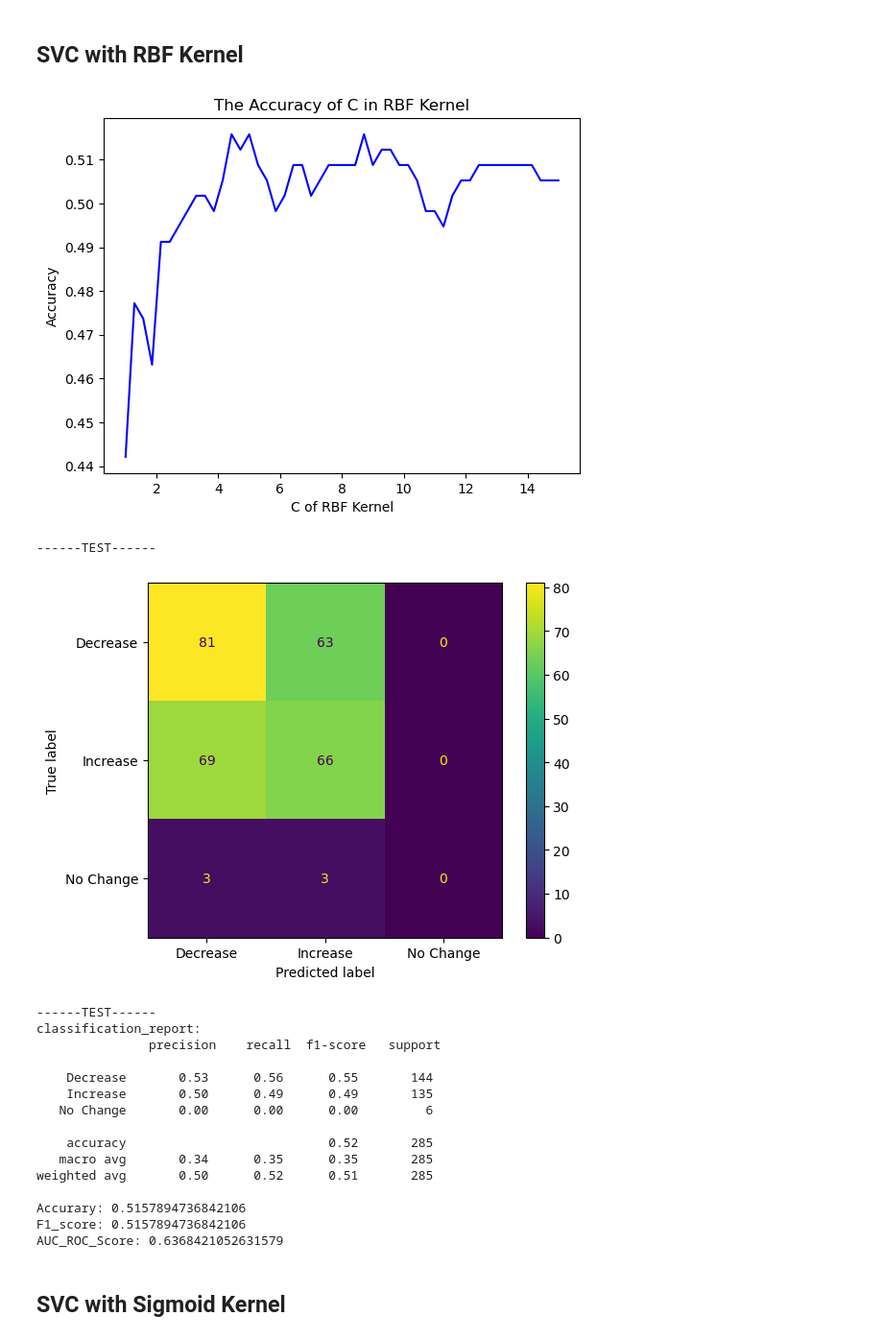
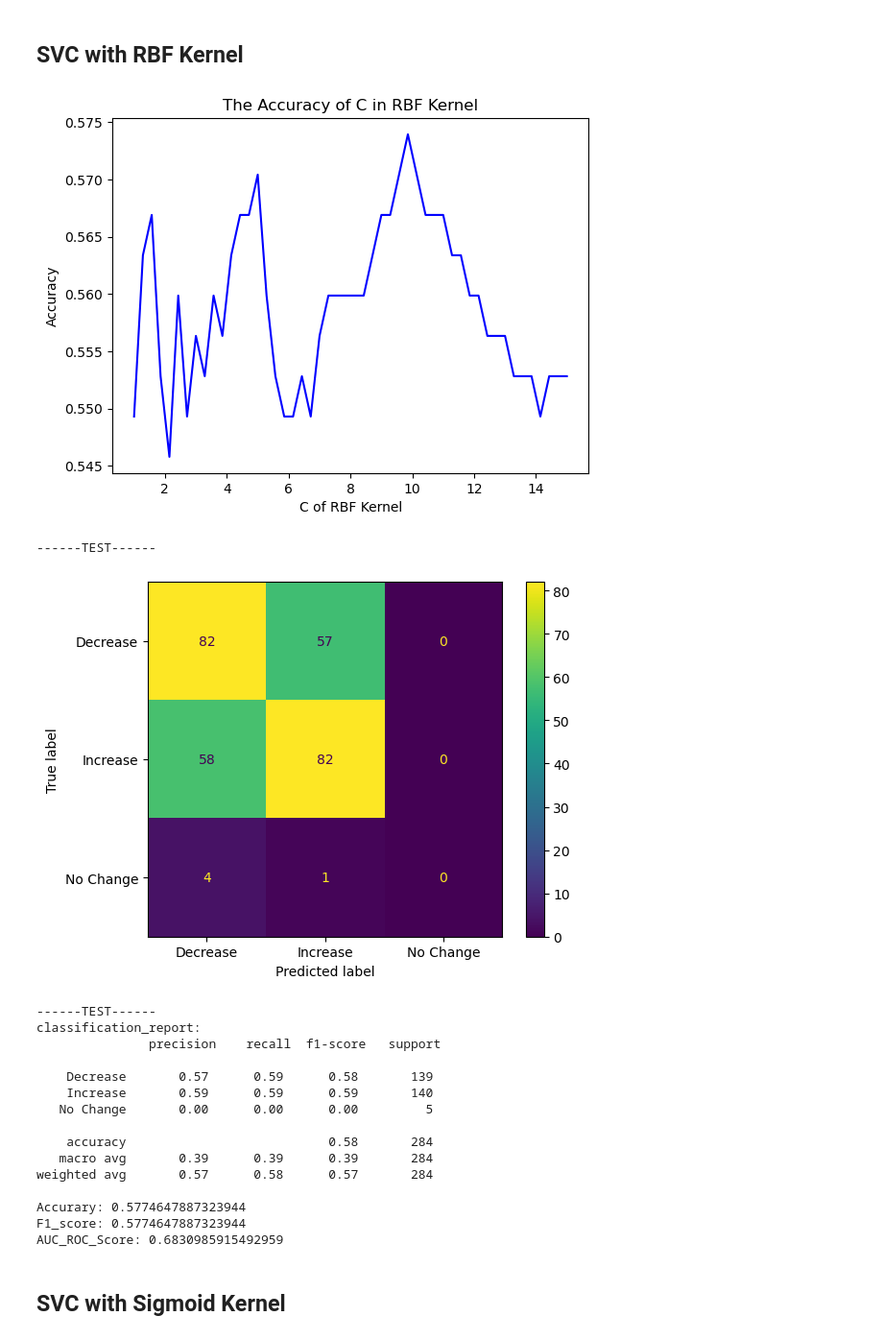
Before and after one commit to xiaodanlu/ANLY-580-Final-Project, a Jupyter notebook: Code/SVM.ipynb, the cells around one changed output. Shown at 96% size. Cells and saved outputs as stored; diff of their text form; code cells hidden in the pictures.

```diff
--- a/Code/SVM.ipynb
+++ b/Code/SVM.ipynb
@@ -10,6 +10,6 @@ from sklearn.svm import LinearSVC
 from sklearn.metrics import accuracy_score, f1_score, roc_auc_score,confusion_matrix,ConfusionMatrixDisplay,recall_score,precision_score,classification_report
 from sklearn import metrics
 import random
-df = pd.read_csv("/Users/xiaodanlu/ANLY-580-Final-Project/Data/Combined.csv")
+df = pd.read_csv("/Users/xiaodanlu/ANLY-580-Final-Project/Data/Combined_Delayed_2Days.csv")
 df.head()
 # %% [output]
@@ -22,7 +22,7 @@ df.head()
 # %%
 random.seed(10)
 x=df["Tweets_clean_more"]
-y=df["Label"]
+y=df["Label_delayed_2Days"]
 # PARTITION THE DATASET INTO TRAINING AND TEST SETS
 from sklearn.model_selection import train_test_split
 x_train, x_test, y_train, y_test = train_test_split(x,y, test_size=0.2, random_state=0)
@@ -70,7 +70,7 @@ def roc(y_test, y_pred, average="micro"):
     y_pred = lb.transform(y_pred)
     return roc_auc_score(y_test, y_pred, average='micro')
 # %%
-model = LinearSVC(C=0.85)
+model = LinearSVC(C=0.65)
 model = model.fit(x_train,y_train)
 yp_train = model.predict(x_train)
 yp_test = model.predict(x_test)
@@ -126,5 +126,5 @@ plt.show()
 # %%
-model = SVC(C=50,kernel='poly')
+model = SVC(C=43,kernel='poly')
 model = model.fit(x_train,y_train)
 yp_train = model.predict(x_train)
 yp_test = model.predict(x_test)
@@ -176,41 +176,41 @@ plt.ylabel('Accuracy')
 plt.grid(False)
 plt.show()
 # %% [output]
-[figure, old version]
+[figure, new version]
 # %%
-model = SVC(C=4.5,kernel='rbf')
+model = SVC(C=10,kernel='rbf')
 model = model.fit(x_train,y_train)
 yp_train = model.predict(x_train)
 yp_test = model.predict(x_test)
 print("------TEST------")
 disp = ConfusionMatrixDisplay(confusion_matrix=confusion_matrix(y_test,yp_test),display_labels=model.classes_)
 disp.plot()
 plt.grid(False)
 plt.show()
 
 print("------TEST------")
 print("classification_report:\n", classification_report(y_test,yp_test))
 print("Accurary:", accuracy_score(y_test,yp_test))
 print("F1_score:", f1_score(y_test,yp_test, average='micro'))
 print("AUC_ROC_Score:",roc(y_test,yp_test))
 # %% [output]
 ------TEST------
-[figure, old version]
+[figure, new version]
 ------TEST------
 classification_report:
                precision    recall  f1-score   support
 
-    Decrease       0.53      0.56      0.55       144
-    Increase       0.50      0.49      0.49       135
-   No Change       0.00      0.00      0.00         6
+    Decrease       0.57      0.59      0.58       139
+    Increase       0.59      0.59      0.59       140
+   No Change       0.00      0.00      0.00         5
 
-    accuracy                           0.52       285
-   macro avg       0.34      0.35      0.35       285
-weighted avg       0.50      0.52      0.51       285
+    accuracy                           0.58       284
+   macro avg       0.39      0.39      0.39       284
+weighted avg       0.57      0.58      0.57       284
 
-Accurary: 0.5157894736842106
-F1_score: 0.5157894736842106
-AUC_ROC_Score: 0.6368421052631579
+Accurary: 0.5774647887323944
+F1_score: 0.5774647887323944
+AUC_ROC_Score: 0.6830985915492959
 # %% [markdown]
 ## SVC with Sigmoid Kernel
 # %%
```
Also changed, not shown: parts of 8 cells of this notebook.
